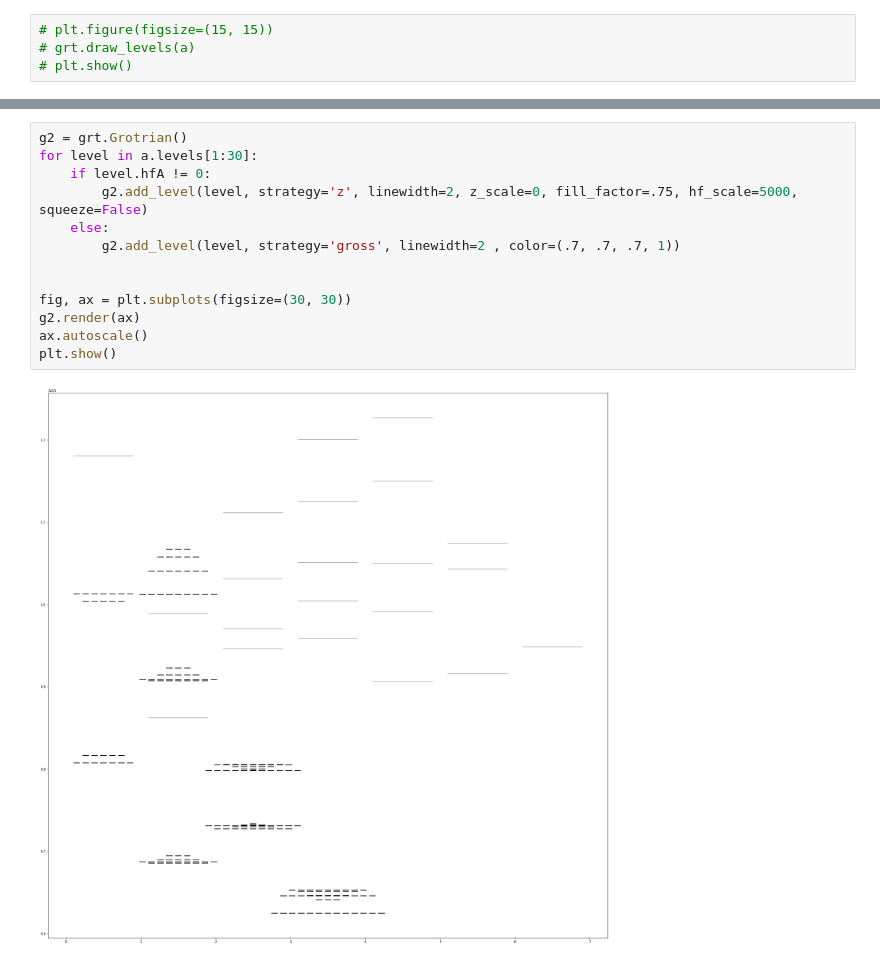
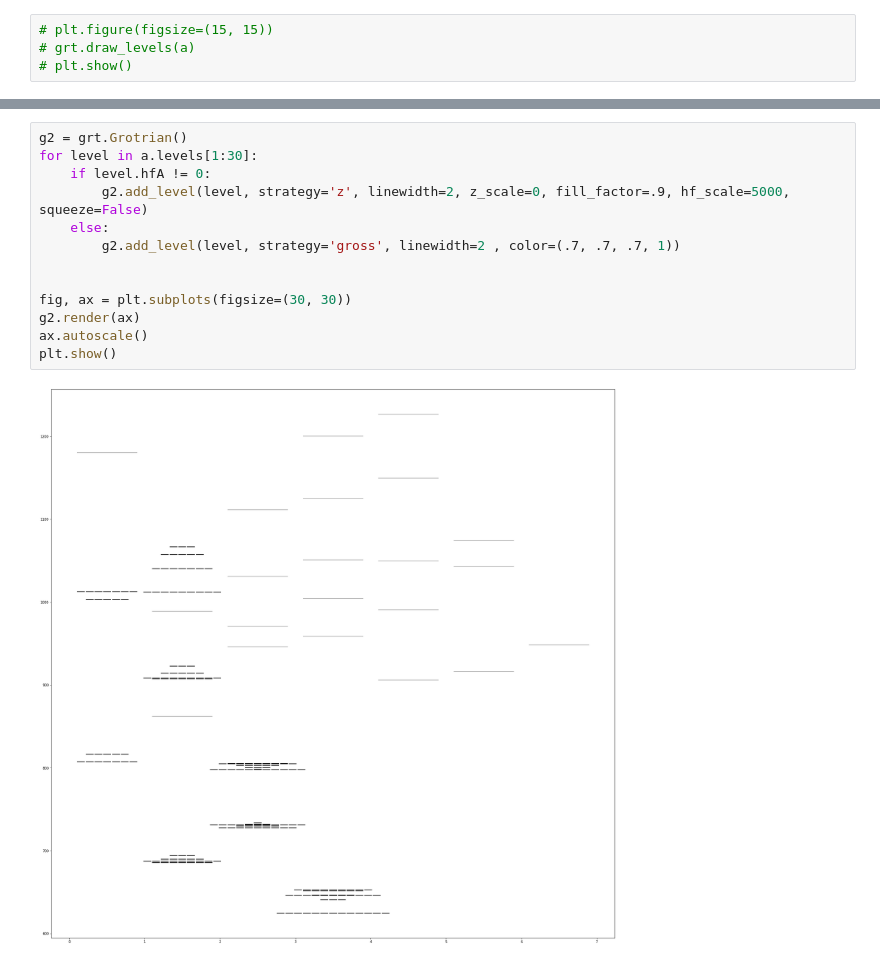
Before and after one commit to thomasdellaert/Atom-Toolkit, a Jupyter notebook: grotrians.ipynb, the cells around one changed output, grey strips where cells are left out. Cells and saved outputs as stored; diff of their text form.

```diff
--- a/grotrians.ipynb
+++ b/grotrians.ipynb
@@ -35,15 +55,15 @@ plt.show()
 # %%
 g2 = grt.Grotrian()
 for level in a.levels[1:30]:
     if level.hfA != 0:
-        g2.add_level(level, strategy='z', linewidth=2, z_scale=0, fill_factor=.75, hf_scale=5000, squeeze=False)
+        g2.add_level(level, strategy='z', linewidth=2, z_scale=0, fill_factor=.9, hf_scale=5000, squeeze=False)
     else:
         g2.add_level(level, strategy='gross', linewidth=2 , color=(.7, .7, .7, 1))
 
 
 fig, ax = plt.subplots(figsize=(30, 30))
 g2.render(ax)
 ax.autoscale()
 plt.show()
 # %% [output]
-[figure, old version]
+[figure, new version]
```
Also changed, not shown: parts of 15 cells of this notebook, 3 other files.
